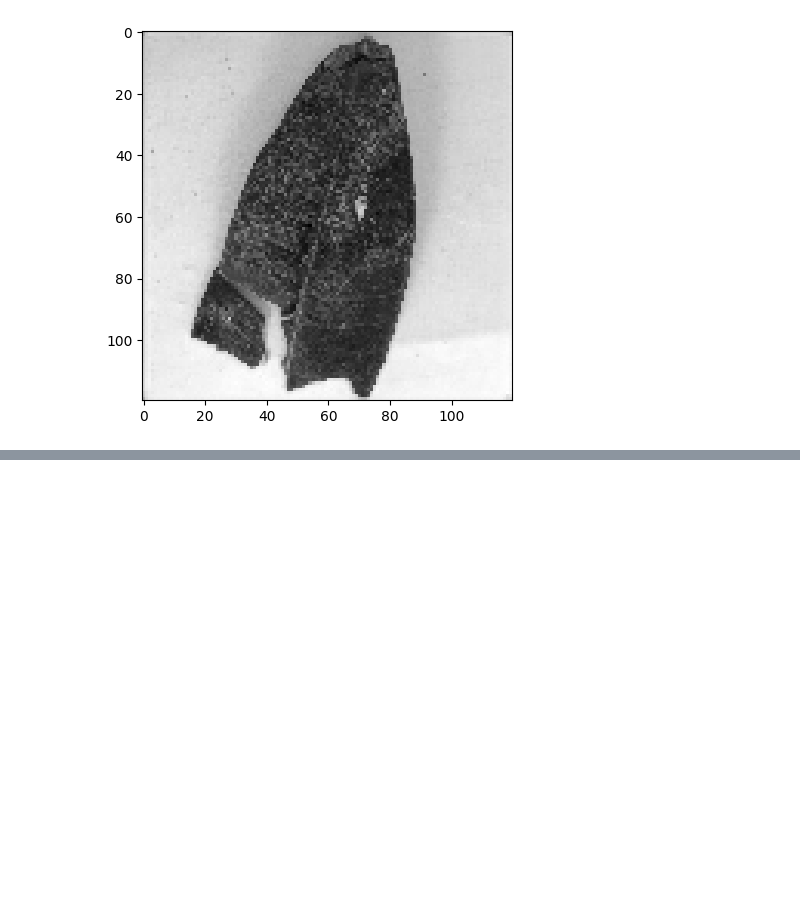
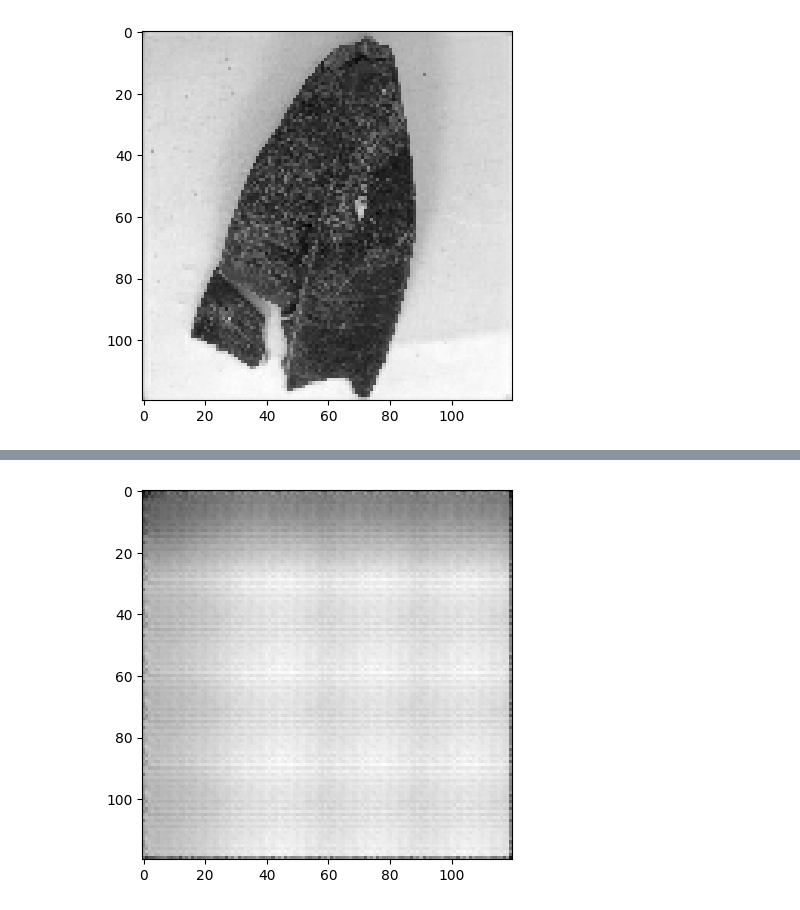
Before and after one commit to DarshilPungalia/Auto-Forest, a Jupyter notebook: autoforest.ipynb, the cells around one changed output, grey strips where cells are left out. Drawn from its saved outputs; the diff is of its cells as text; code cells hidden in the pictures; blank space fills up the shorter version.

Commit message:
AttentionEncoder

```diff
--- a/autoforest.ipynb
+++ b/autoforest.ipynb
@@ -863,3 +794,25 @@ plt.imshow(prediction4[0], cmap='gray');
 [figure]
 # %%
 perceptualEncoder.save(r'models/UResNetEncoder.keras')
+# %%
+base_model = tf.keras.applications.MobileNetV2(
+    input_shape=(120, 120, 3),
+    include_top=False,
+    weights=None
+)
+
+x = tf.keras.layers.Concatenate()([input_img, input_img, input_img])
+
+encoded = base_model(x)
+encoded = tf.keras.layers.Conv2D(512, 1, activation='relu')(encoded)
+
+x = tf.keras.layers.Conv2DTranspose(256, 3, strides=2, padding='same', activation='relu')(encoded)
+x = tf.keras.layers.Conv2DTranspose(128, 3, strides=2, padding='same', activation='relu')(x)
+x = tf.keras.layers.Conv2DTranspose(64, 3, strides=2, padding='same', activation='relu')(x)
+x = tf.keras.layers.Conv2DTranspose(32, 3, strides=2, padding='same', activation='relu')(x)
+x = tf.keras.layers.Conv2DTranspose(16, 3, strides=2, padding='same', activation='relu')(x)
+x = tf.keras.layers.Resizing(120, 120)(x)
+decoded = tf.keras.layers.Conv2D(1, 3, activation='sigmoid', padding='same')(x)
+
+mobileEncoder = tf.keras.Model(input_img, decoded)
+mobileEncoder.summary()
@@ -865,0 +841,7 @@ perceptualEncoder.save(r'models/UResNetEncoder.keras')
+# %%
+mobileEncoder.compile(optimizer=tf.keras.optimizers.Adam(learning_rate=1e-4), loss=cross_similarity)
+
+mobileEncoder.fit(
+    trainData.repeat(),
+    epochs=20,
+    steps_per_epoch=50)
@@ -865,0 +867,4 @@ perceptualEncoder.save(r'models/UResNetEncoder.keras')
+# %%
+prediction5 = mobileEncoder.predict(testImg)
+plt.imshow(prediction5[0], cmap='gray');
+# %% [output]
@@ -865,0 +872 @@ perceptualEncoder.save(r'models/UResNetEncoder.keras')
+[figure, added]
```
Also changed, not shown: parts of 14 cells of this notebook, 5 other files.
